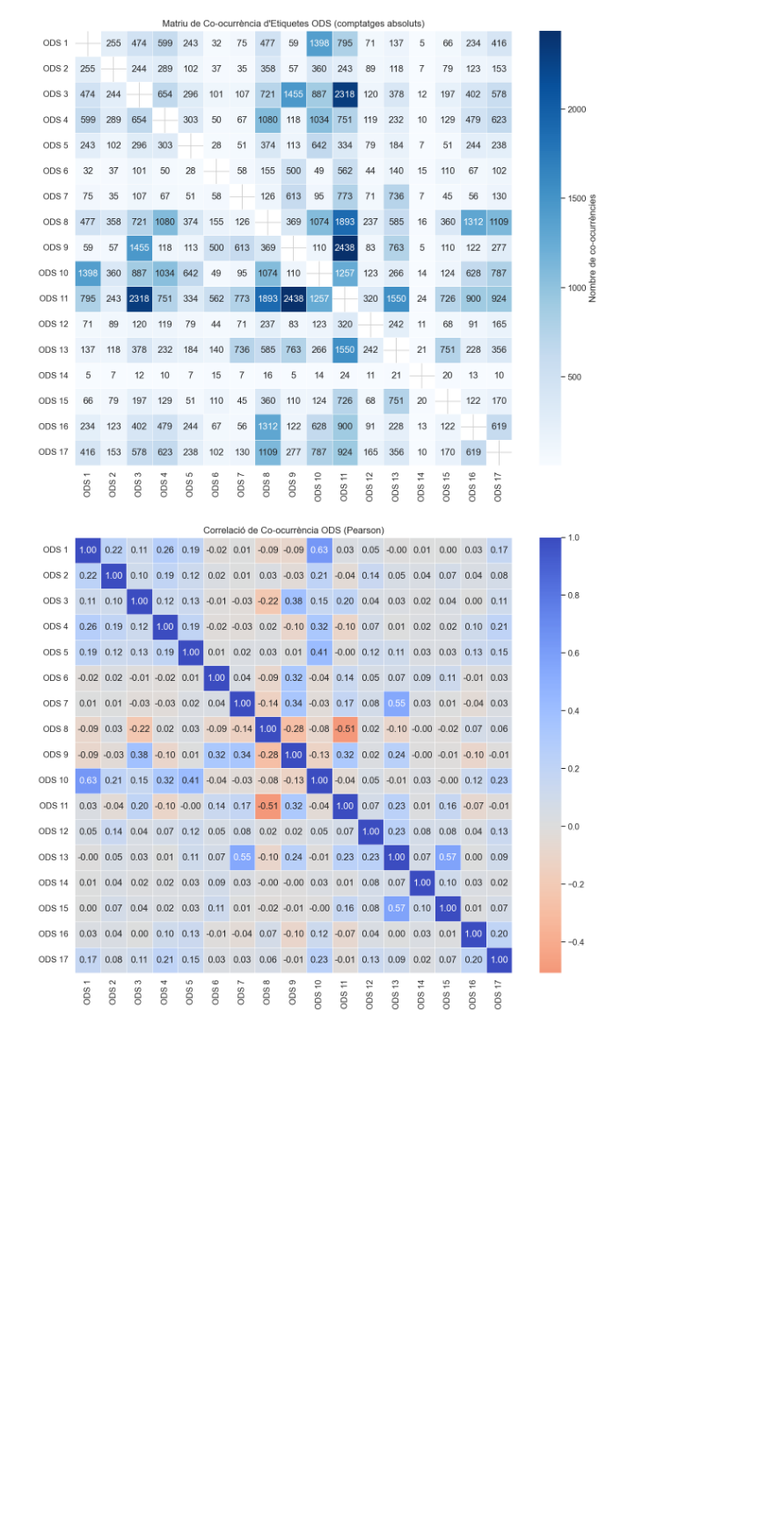
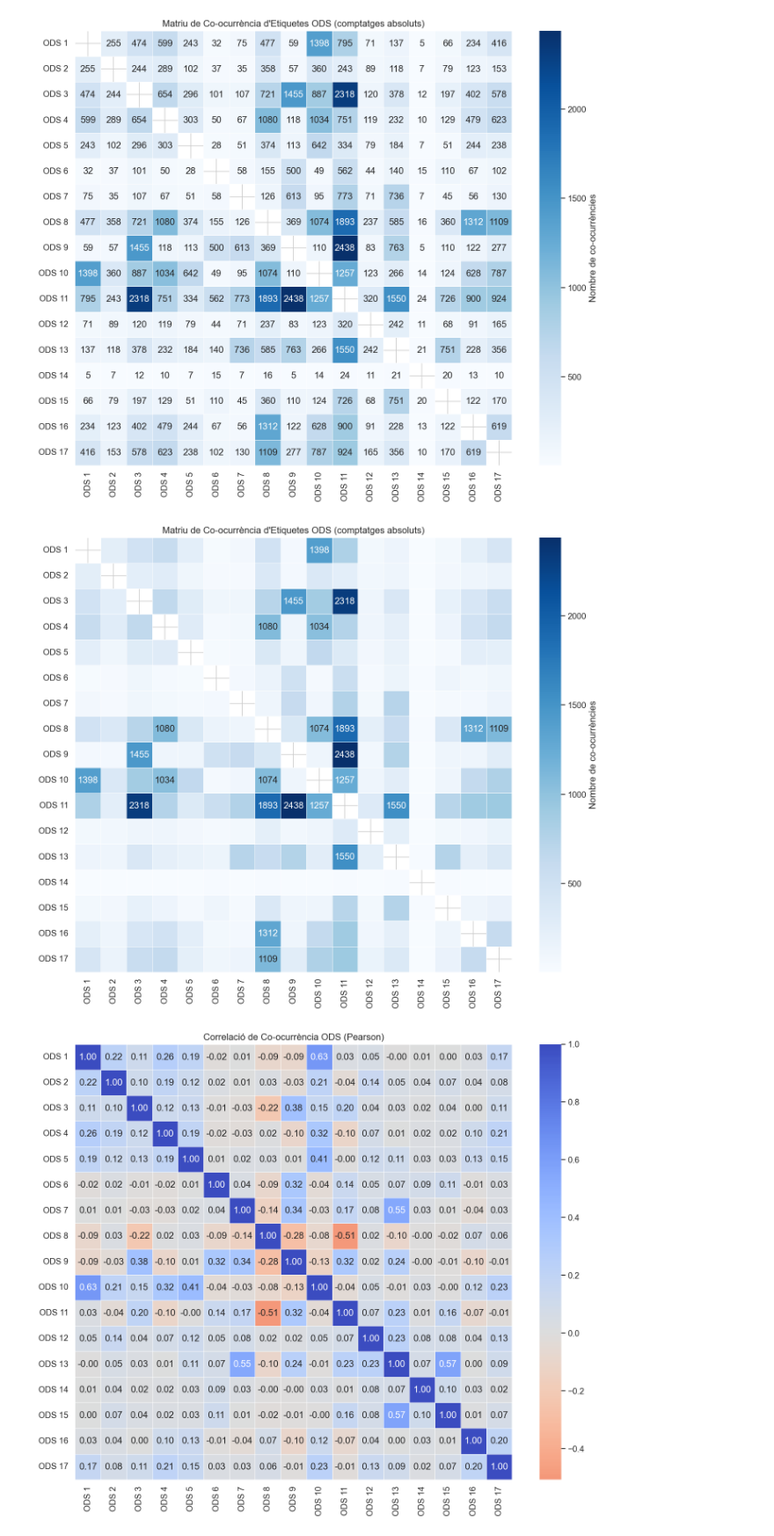
Before and after one commit to jiacomas/TFG-jiacomas, a Jupyter notebook: notebooks/02_eda.ipynb, the cells around one changed output. Shown at 88% size. Saved outputs shown, nothing was run; the diff lists cells and outputs as text; code cells hidden in the pictures; blank space fills up the shorter version.

Commit message:
create new 02 figure - clean cooccurrence

```diff
--- a/notebooks/02_eda.ipynb
+++ b/notebooks/02_eda.ipynb
@@ -365,6 +365,45 @@ plt.savefig(os.path.join(OUTPUT_DIR_EDA, 'eda_cooccurrence_matrix.png'), bbox_in
 plt.show()
 # %% [output]
 [figure]
+# %%
+import numpy as np
+import matplotlib.pyplot as plt
+import seaborn as sns
+import os
+
+# 1. El teu càlcul original de la matriu
+co_matrix = Y_df.T.dot(Y_df)
+
+# 2. CREAR LA MATRIU D'ANOTACIONS FILTRADA (El truc)
+# Convertim tota la matriu a string per poder buidar els valors que no volem
+annot_matrix = co_matrix.astype(str).copy()
+
+# Definim el llindar (el valor text de l'ODS 11-13 és 1550, així que filtrem per < 1550)
+# També ens assegurem de passar la matriu original a numèric per fer la comparació
+mask_lower = co_matrix < 1000
+annot_matrix[mask_lower] = ""  # Borrem el text de les cel·les inferiors a 1550
+
+# 3. Generar el gràfic tal com el tenies
+fig, ax = plt.subplots(figsize=(12, 10))
+mask = np.eye(len(ODS_ALL), dtype=bool)  # amagar la diagonal
+
+sns.heatmap(
+    co_matrix,
+    annot=annot_matrix,  # <-- Passem la matriu de text filtrada en comptes de True
+    fmt='',              # <-- Canviem 'd' per '' perquè ja són strings
+    cmap='Blues',
+    mask=mask,
+    linewidths=0.5,
+    ax=ax,
+    cbar_kws={'label': 'Nombre de co-ocurrències'}
+)
+
+ax.set_title("Matriu de Co-ocurrència d'Etiquetes ODS (comptatges absoluts)")
+plt.tight_layout()
+plt.savefig(os.path.join(OUTPUT_DIR_EDA, 'eda_cooccurrence_matrix_clean.png'), bbox_inches='tight')
+plt.show()
+# %% [output]
+[figure, added]
 # %%
 # Pearson correlation heatmap — normalizes co-occurrences by individual label frequency,
 # making it easier to spot systematic associations between less frequent labels
```
Also changed, not shown: parts of 1 cell of this notebook, 1 other file.
